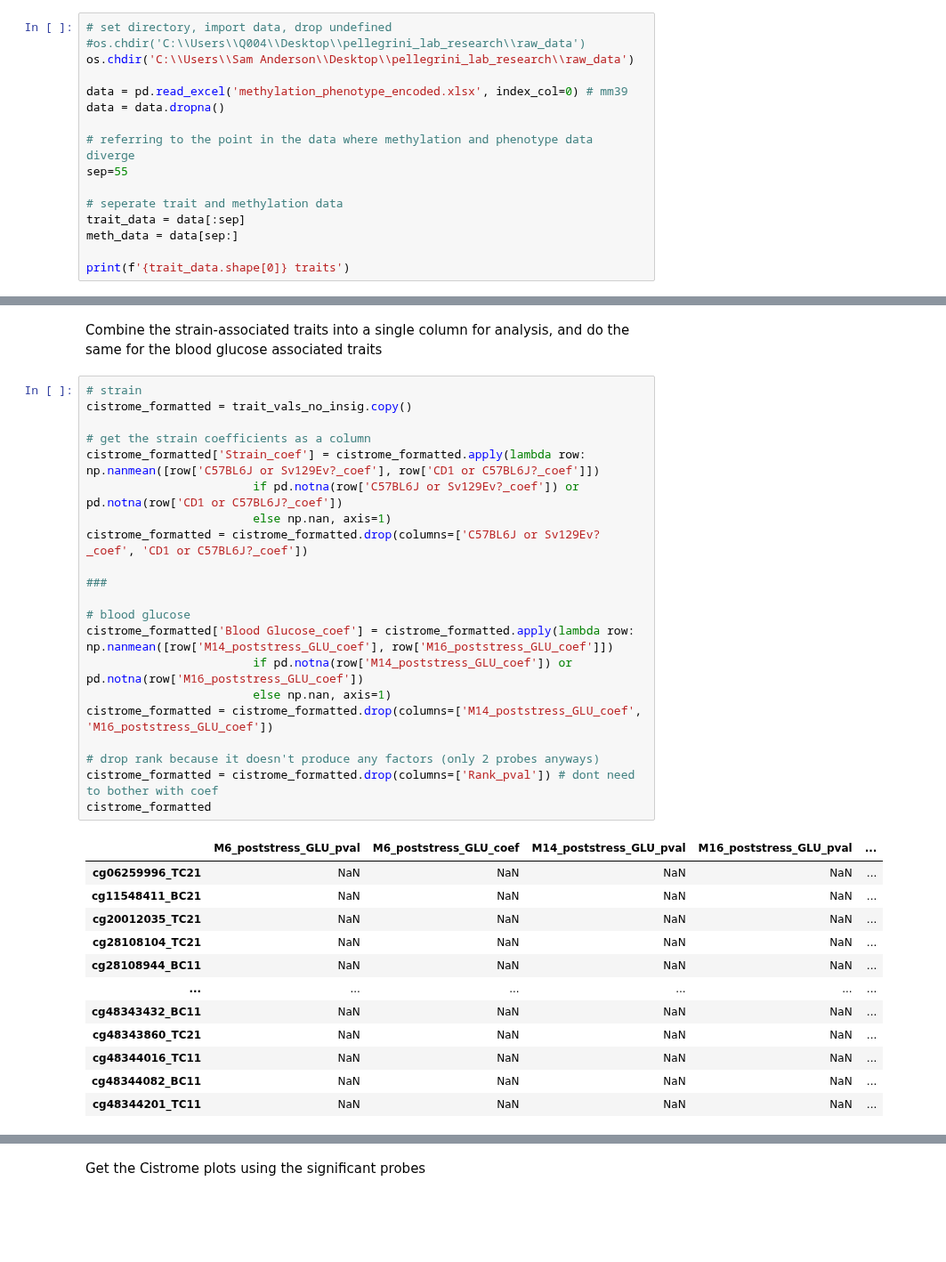
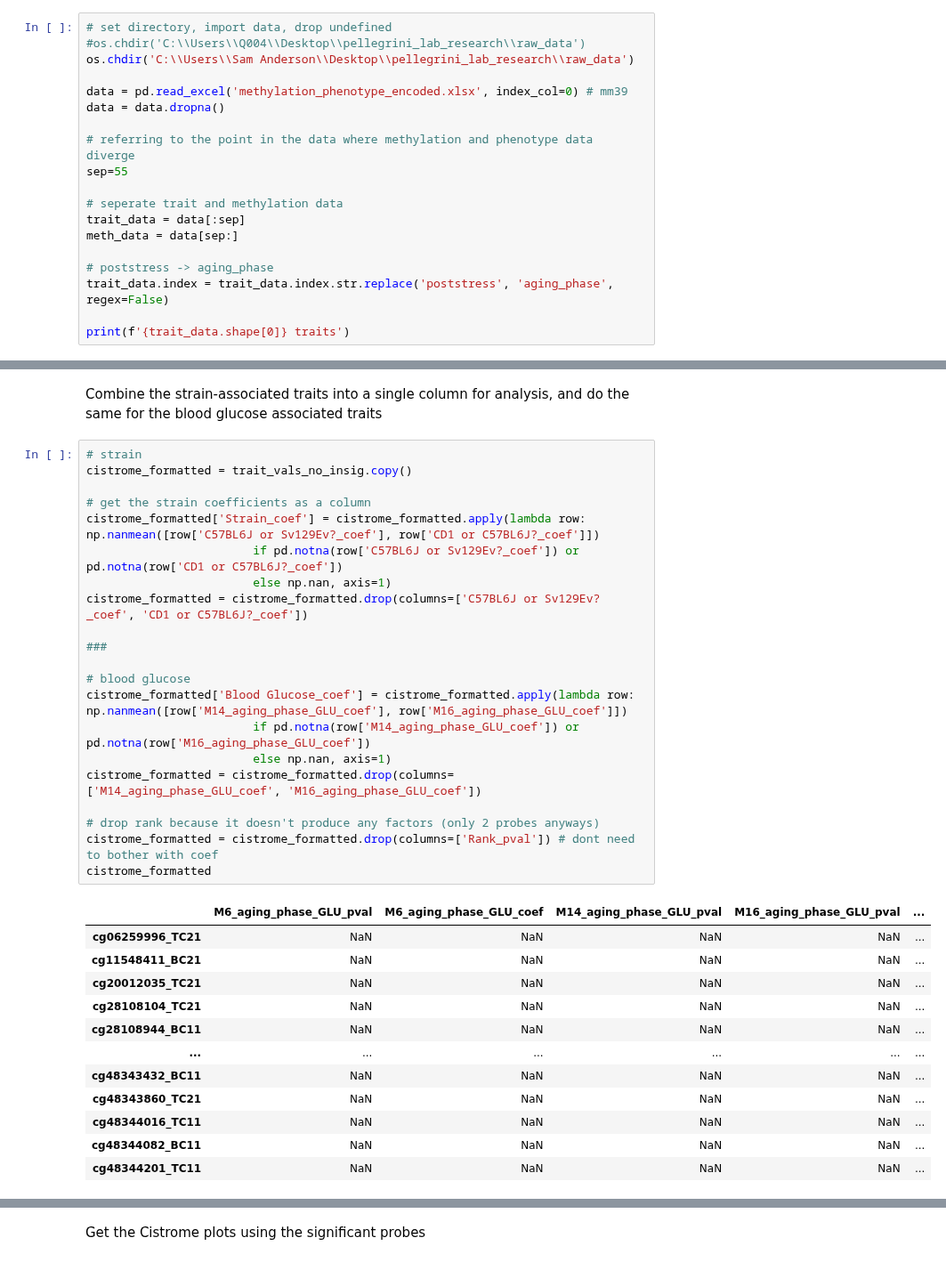
Before and after one commit to SamAndTheSun/CSS_healthspan_epigenetics, a Jupyter notebook: pseudoinverse_model.ipynb, the cells around one changed output, grey strips where cells are left out. Shown at 89% size. Saved outputs shown, nothing was run; the diff lists cells and outputs as text; blank space fills up the shorter version.

```diff
--- a/pseudoinverse_model.ipynb
+++ b/pseudoinverse_model.ipynb
@@ -45,6 +45,9 @@ sep=55
 trait_data = data[:sep]
 meth_data = data[sep:]
 
+# poststress -> aging_phase
+trait_data.index = trait_data.index.str.replace('poststress', 'aging_phase', regex=False)
+
 print(f'{trait_data.shape[0]} traits')
 # %% [output]
 55 traits
@@ -303,26 +306,26 @@ Combine the strain-associated traits into a single column for analysis, and do t
 # %%
 # strain
 cistrome_formatted = trait_vals_no_insig.copy()
 
 # get the strain coefficients as a column
 cistrome_formatted['Strain_coef'] = cistrome_formatted.apply(lambda row: np.nanmean([row['C57BL6J or Sv129Ev?_coef'], row['CD1 or C57BL6J?_coef']])
                         if pd.notna(row['C57BL6J or Sv129Ev?_coef']) or pd.notna(row['CD1 or C57BL6J?_coef'])
                         else np.nan, axis=1)
 cistrome_formatted = cistrome_formatted.drop(columns=['C57BL6J or Sv129Ev?_coef', 'CD1 or C57BL6J?_coef'])
 
 ###
 
 # blood glucose
-cistrome_formatted['Blood Glucose_coef'] = cistrome_formatted.apply(lambda row: np.nanmean([row['M14_poststress_GLU_coef'], row['M16_poststress_GLU_coef']])
-                        if pd.notna(row['M14_poststress_GLU_coef']) or pd.notna(row['M16_poststress_GLU_coef'])
+cistrome_formatted['Blood Glucose_coef'] = cistrome_formatted.apply(lambda row: np.nanmean([row['M14_aging_phase_GLU_coef'], row['M16_aging_phase_GLU_coef']])
+                        if pd.notna(row['M14_aging_phase_GLU_coef']) or pd.notna(row['M16_aging_phase_GLU_coef'])
                         else np.nan, axis=1)
-cistrome_formatted = cistrome_formatted.drop(columns=['M14_poststress_GLU_coef', 'M16_poststress_GLU_coef'])
+cistrome_formatted = cistrome_formatted.drop(columns=['M14_aging_phase_GLU_coef', 'M16_aging_phase_GLU_coef'])
 
 # drop rank because it doesn't produce any factors (only 2 probes anyways)
 cistrome_formatted = cistrome_formatted.drop(columns=['Rank_pval']) # dont need to bother with coef
 cistrome_formatted
 # %% [output]
-|  | M6_poststress_GLU_pval | M6_poststress_GLU_coef | M14_poststress_GLU_pval | M16_poststress_GLU_pval | ... |
+|  | M6_aging_phase_GLU_pval | M6_aging_phase_GLU_coef | M14_aging_phase_GLU_pval | M16_aging_phase_GLU_pval | ... |
 | cg06259996_TC21 | NaN | NaN | NaN | NaN | ... |
 | cg11548411_BC21 | NaN | NaN | NaN | NaN | ... |
 | cg20012035_TC21 | NaN | NaN | NaN | NaN | ... |
```
Also changed, not shown: parts of 6 cells of this notebook.
